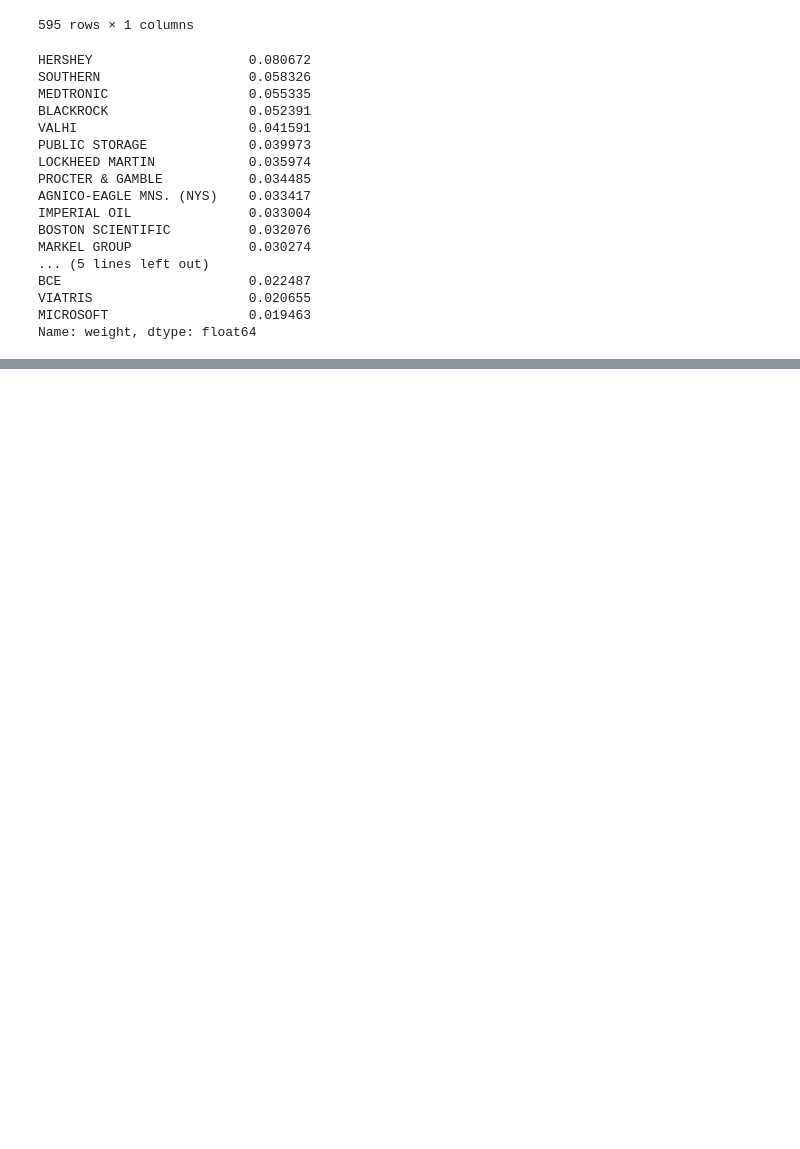
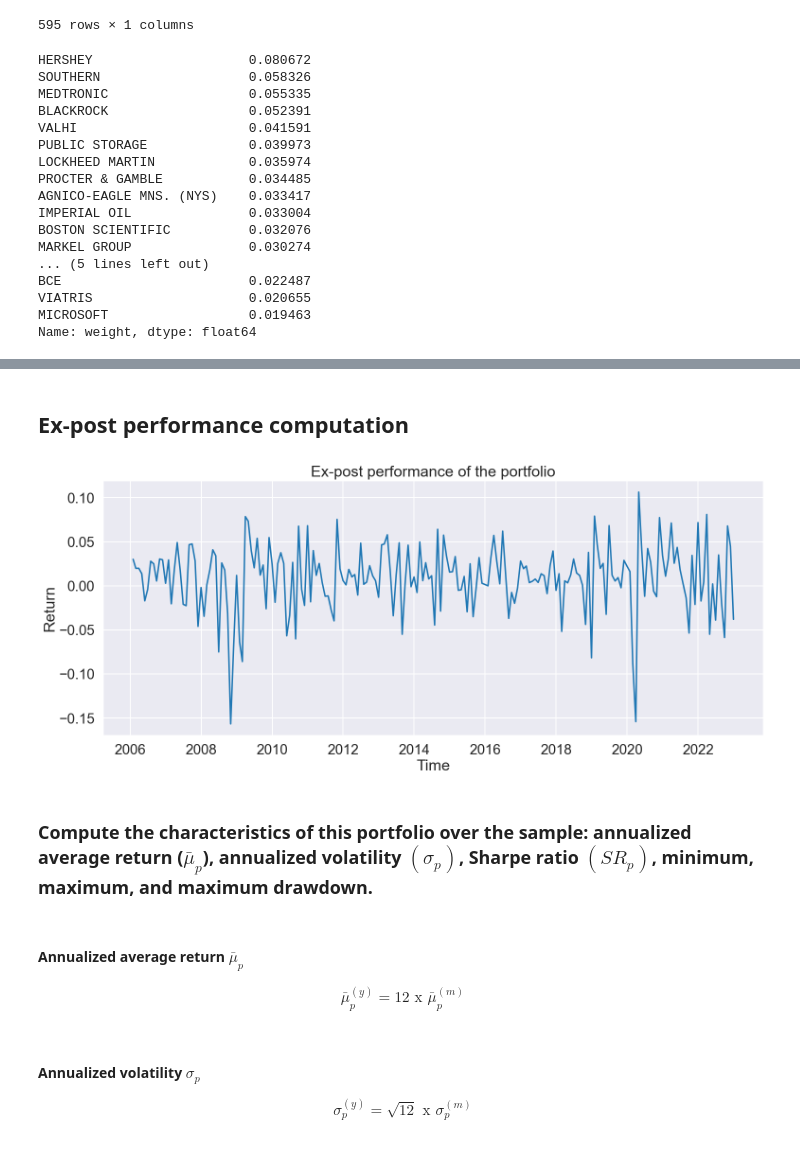
Before and after one commit to dorentinmorina/SAAM, a Jupyter notebook: main.ipynb, the cells around one changed output, grey strips where cells are left out. Saved outputs shown, nothing was run; the diff lists cells and outputs as text; code cells hidden in the pictures; blank space fills up the shorter version.

Commit message:
add ex-post performance

```diff
--- a/main.ipynb
+++ b/main.ipynb
@@ -326,0 +295,24 @@ df_expost
+# %% [markdown]
+## Ex-post performance computation
+# %%
+debut = dt.date(2005,12,31)
+fin = dt.date(2022,12,31)
+
+sample_returns = df_m[df_m.index.isin(pd.date_range(debut, fin))]
+weights_sample = pd.DataFrame(columns=sample_returns.index, index=sample_returns.columns)
+
+## replace all the weights of December N-1 by the weights in the weights_df
+for i in range(weights_sample.shape[1]):
+    if weights_sample.columns[i].month == 12:
+        weights_sample.iloc[:,i] = weights_df[weights_sample.columns[i].year + 1]
+# %%
+year = 2006
+debut1 = dt.date(year, 1,1)
+fin1 = dt.date(year, 12, 31)
+
+## Returns of each stock between debut1 and fin1
+sample_returns = df_m[df_m.index.isin(pd.date_range(debut1, fin1))].T
+
+## alphas between December Y-1 and November Y
+test = weights_sample.iloc[:,weights_sample.columns.year == year].iloc[: , :-1]
+test.insert(0, dt.date(year-1,12,31), weights_df[year])
@@ -326,0 +346,35 @@ df_expost
+# %%
+## Ex-post performance calculation
+debut2 = dt.date(2006,1,1)
+fin2 = dt.date(2022,12,31)
+returns06_22 = df_m[df_m.index.isin(pd.date_range(debut2, fin2))].T
+
+performances = []
+
+for i in range(returns06_22.shape[1]):
+    performance = returns06_22.iloc[:,i] @ alpha_data.iloc[:,i]
+    performances.append(performance)
+
+performances = pd.DataFrame(performances, columns=['performance'], index=returns06_22.columns).T
+# %%
+fig, ax = plt.subplots(figsize=(18,7))
+ax.plot(performances.T)
+ax.title.set_text('Ex-post performance of the portfolio')
+ax.set_ylabel('Return')
+ax.set_xlabel('Time')
+plt.show()
+# %% [output]
+[figure, added]
+# %% [markdown]
+### Compute the characteristics of this portfolio over the sample: annualized average return ($\bar{\mu}_{p}$), annualized volatility $(\sigma_{p})$, Sharpe ratio $(SR_{p})$, minimum, maximum, and maximum drawdown.
+# %% [markdown]
+#### Annualized average return $\bar{\mu}_{p}$
+
+$$
+\bar{\mu}_{p}^{(y)} = 12\text{  x  }\text{} \bar{\mu}_{p}^{(m)}
+$$
+# %% [markdown]
+#### Annualized volatility $\sigma_{p}$
+$$
+\sigma_{p}^{(y)} = \sqrt{12}\text{  x  }\text{} \sigma_{p}^{(m)}
+$$
```
Also changed, not shown: parts of 18 cells of this notebook.
